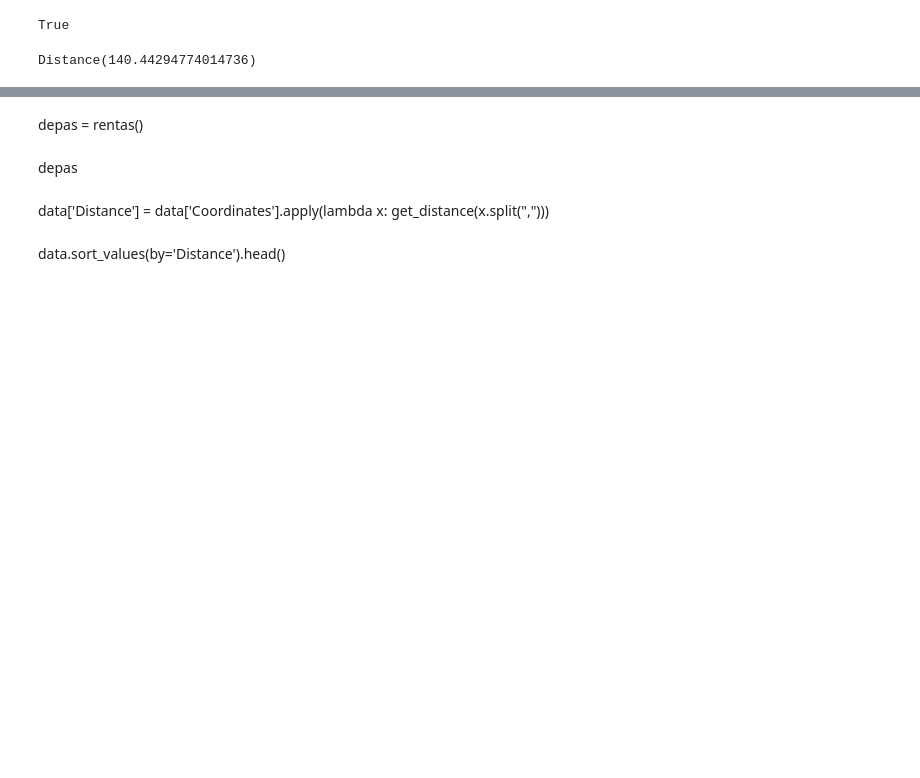
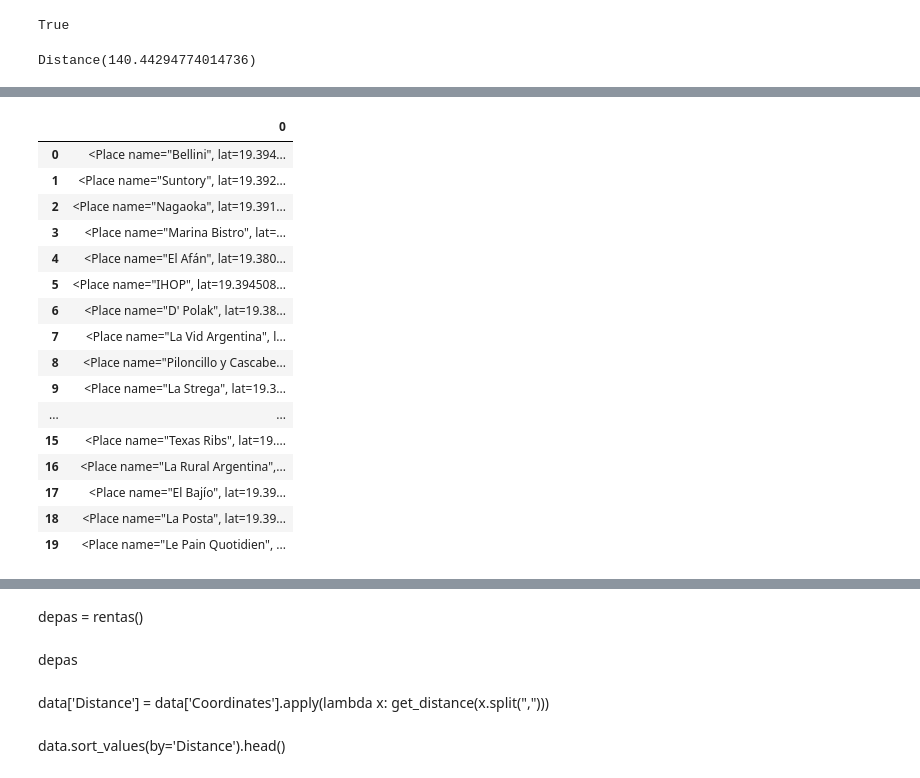
Before and after one commit to Patcm10/Proyecto-Final-Renta2, a Jupyter notebook: Final Final.ipynb, the cells around one changed output, grey strips where cells are left out. Cells and saved outputs as stored; diff of their text form; code cells hidden in the pictures; blank space fills up the shorter version.

```diff
--- a/Final Final.ipynb
+++ b/Final Final.ipynb
@@ -15,6 +22,8 @@ True
 API_key=os.getenv('API')
 # %%
 gmaps_key = googlemaps.Client(key=API_key)
+# %%
+google_places = GooglePlaces(API_key)
 # %%
 def get_coord(string):
     geocode_result = gmaps_key.geocode(string)
@@ -66,0 +115,20 @@ ubi
+# %%
+pd.DataFrame(query_result.places)
+# %% [output]
+|  | 0 |
+| 0 | <Place name="Bellini", lat=19.394... |
+| 1 | <Place name="Suntory", lat=19.392... |
+| 2 | <Place name="Nagaoka", lat=19.391... |
+| 3 | <Place name="Marina Bistro", lat=... |
+| 4 | <Place name="El Afán", lat=19.380... |
+| 5 | <Place name="IHOP", lat=19.394508... |
+| 6 | <Place name="D' Polak", lat=19.38... |
+| 7 | <Place name="La Vid Argentina", l... |
+| 8 | <Place name="Piloncillo y Cascabe... |
+| 9 | <Place name="La Strega", lat=19.3... |
+| ... | ... |
+| 15 | <Place name="Texas Ribs", lat=19.... |
+| 16 | <Place name="La Rural Argentina",... |
+| 17 | <Place name="El Bajío", lat=19.39... |
+| 18 | <Place name="La Posta", lat=19.39... |
+| 19 | <Place name="Le Pain Quotidien", ... |
```
Also changed, not shown: parts of 22 cells of this notebook, 4 other files.
